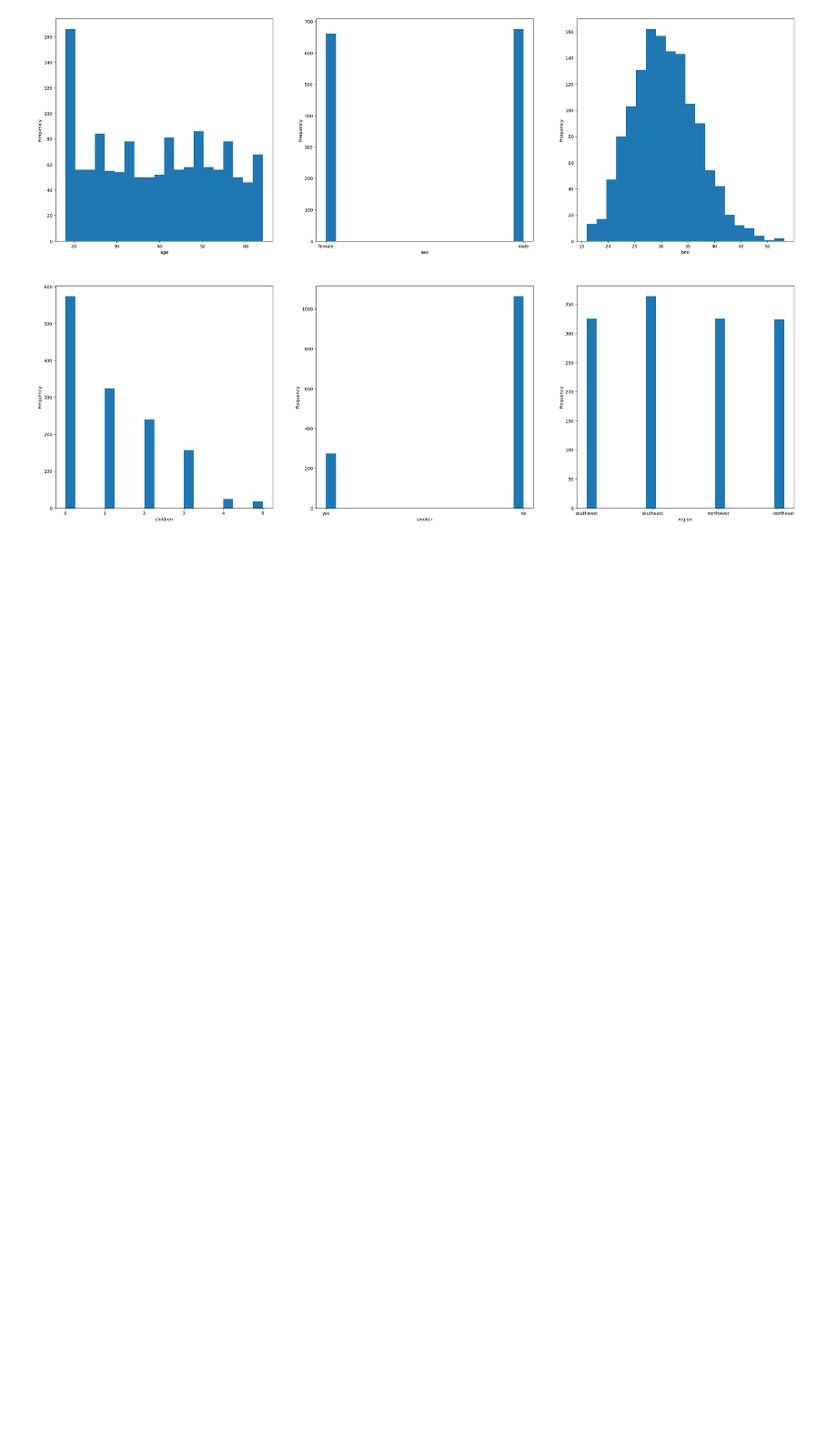
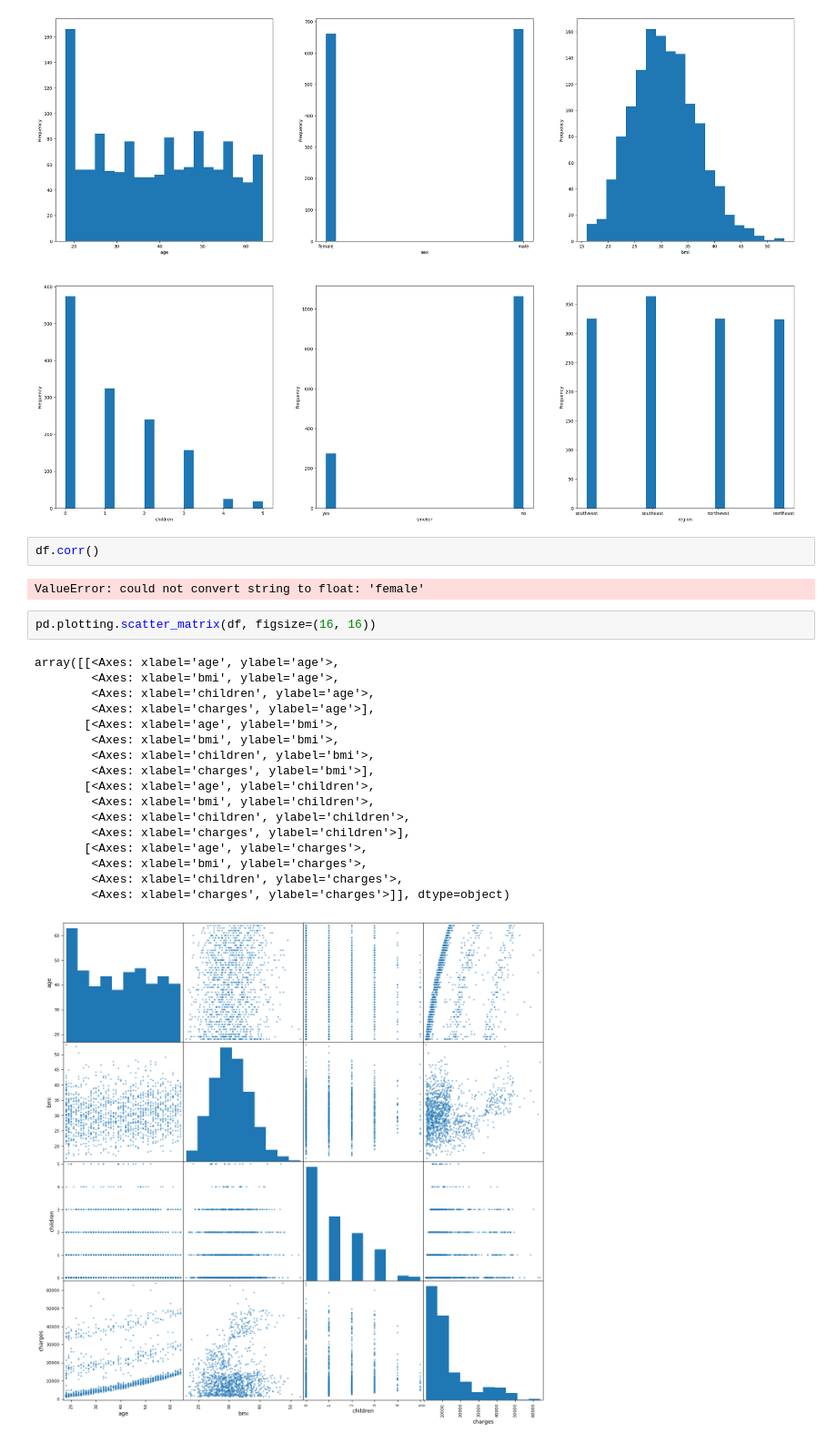
Before and after one commit to eunv/Bigdata_Analyst_Certificate, a Jupyter notebook: code/insurance_prediction.ipynb, the cells around one changed output. Shown at 91% size. Cells and saved outputs as stored; diff of their text form; blank space fills up the shorter version.

Commit message:
visualization

```diff
--- a/code/insurance_prediction.ipynb
+++ b/code/insurance_prediction.ipynb
@@ -74,3 +74,27 @@ for i in range(2): # subplot들의 행(row)
         idx += 1
 # %% [output]
 [figure]
+# %%
+df.corr()
+# %% [output]
+ValueError: could not convert string to float: 'female'
+# %%
+pd.plotting.scatter_matrix(df, figsize=(16, 16))
+# %% [output]
+array([[<Axes: xlabel='age', ylabel='age'>,
+        <Axes: xlabel='bmi', ylabel='age'>,
+        <Axes: xlabel='children', ylabel='age'>,
+        <Axes: xlabel='charges', ylabel='age'>],
+       [<Axes: xlabel='age', ylabel='bmi'>,
+        <Axes: xlabel='bmi', ylabel='bmi'>,
+        <Axes: xlabel='children', ylabel='bmi'>,
+        <Axes: xlabel='charges', ylabel='bmi'>],
+       [<Axes: xlabel='age', ylabel='children'>,
+        <Axes: xlabel='bmi', ylabel='children'>,
+        <Axes: xlabel='children', ylabel='children'>,
+        <Axes: xlabel='charges', ylabel='children'>],
+       [<Axes: xlabel='age', ylabel='charges'>,
+        <Axes: xlabel='bmi', ylabel='charges'>,
+        <Axes: xlabel='children', ylabel='charges'>,
+        <Axes: xlabel='charges', ylabel='charges'>]], dtype=object)
+[figure, added]
```
Also changed, not shown: parts of 2 cells of this notebook.
